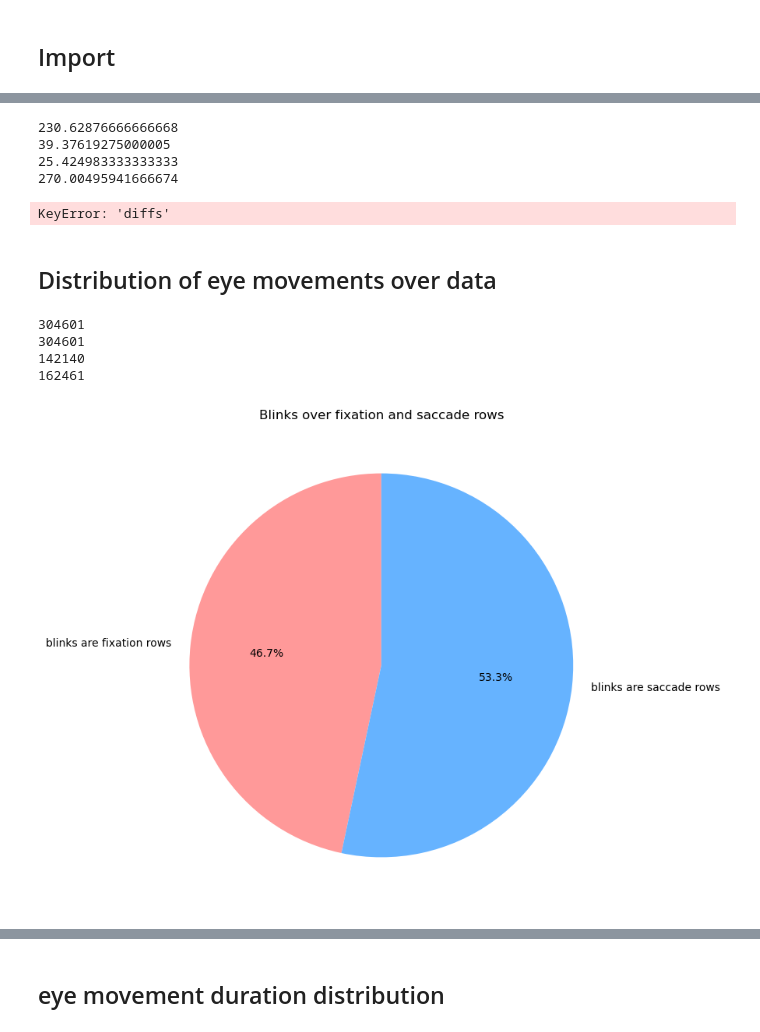
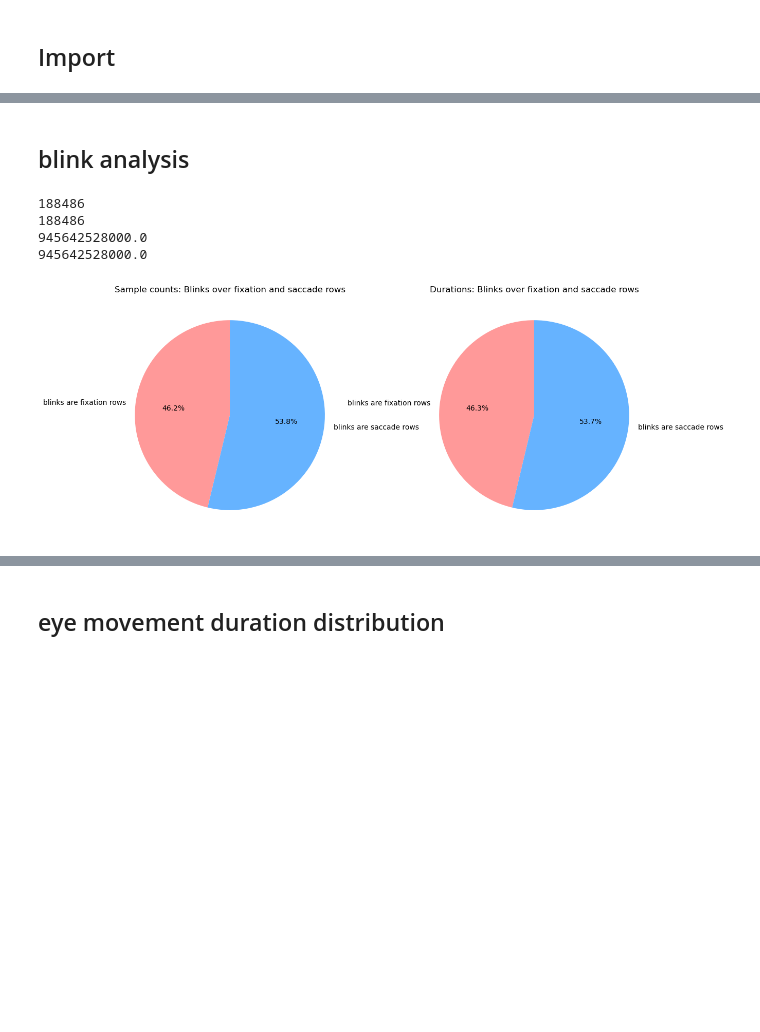
Before and after one commit to JasminLWalter/VR-EyeTracking-GraphTheory, a Jupyter notebook: Cyprus_project/FixationAnalysis.ipynb, the cells around one changed output, grey strips where cells are left out. Drawn from its saved outputs; the diff is of its cells as text; code cells hidden in the pictures; blank space fills up the shorter version.

Commit message:
upload fixation analysis before adapting script to new slicing list

```diff
--- a/Cyprus_project/FixationAnalysis.ipynb
+++ b/Cyprus_project/FixationAnalysis.ipynb
@@ -247,11 +449,6 @@ NameError: name 'sumFix' is not defined
 # %%
-print((sum(fixationDurations)/1000)/60)
-print((sum(saccadeDurations)/1000)/60)
-print((sum(blinkDurations)/1000)/60)
-print(((sum(saccadeDurations) + sum(fixationDurations))/1000)/60)
+# print((sum(fixationDurations)/1000)/60)
+# print((sum(saccadeDurations)/1000)/60)
+# print((sum(blinkDurations)/1000)/60)
+# print(((sum(saccadeDurations) + sum(fixationDurations))/1000)/60)
-# %% [output]
-230.62876666666668
-39.37619275000005
-25.424983333333333
-270.00495941666674
 # %%
@@ -259,48 +456,57 @@ gaze["diffs"] = gaze["timestamp [ns]"].diff()/1000000
 # %%
-print(np.nanmin(gaze["diffs"]))
-print(np.nanmax(gaze["diffs"]))
-print(np.nanmean(gaze["diffs"]))
+# print(np.nanmin(gaze["diffs"]))
+# print(np.nanmax(gaze["diffs"]))
+# print(np.nanmean(gaze["diffs"]))
-# %% [output]
-KeyError: 'diffs'
 # %% [markdown]
-## Distribution of eye movements over data
+## blink analysis
 # %%
-blink_sum = sum(count_blink_rows)
-blink_isFix_sum =  sum(count_blink_isFix)
-blink_notFix_sum =  sum(count_blink_notFix)
+blink_sum_allSamples = sum(count_blink_rows)
+blink_sum_isFix_samples =  sum(count_blink_isFix)
+blink_sum_notFix_samples =  sum(count_blink_notFix)
 
-print(blink_sum)
-print(blink_isFix_sum + blink_notFix_sum)
-print(blink_isFix_sum )
-print(blink_notFix_sum)
+blink_sum_allDurs = sum(durs_blink_rows)
+blink_sum_isFix_durs =  sum(durs_blink_isFix)
+blink_sum_notFix_durs =  sum(durs_blink_notFix)
+
+# optional sanity check
+print(blink_sum_allSamples)
+print(blink_sum_isFix_samples + blink_sum_notFix_samples)
+
+print(blink_sum_allDurs)
+print(blink_sum_isFix_durs + blink_sum_notFix_durs)
 # %% [output]
-304601
-304601
-142140
-162461
+188486
+188486
+945642528000.0
+945642528000.0
 # %%
-# Combine lengths into a list
-lengths = [blink_isFix_sum, blink_notFix_sum]
 
-# Define labels for the pie chart
+# Sums for the number of samples
+lengths = [blink_sum_isFix_samples, blink_sum_notFix_samples]
+# Sums for the durations
+durations = [blink_sum_isFix_durs, blink_sum_notFix_durs]
+
 labels = ['blinks are fixation rows', 'blinks are saccade rows']
 
-# Plot the pie chart
-plt.figure(figsize=(8, 8))
-plt.pie(lengths, labels=labels, autopct='%1.1f%%', startangle=90, colors=['#ff9999','#66b3ff'])
-plt.title('Blinks over fixation and saccade rows')
+plt.figure(figsize=(14, 6))
 
+# Pie chart for sample counts
+plt.subplot(1, 2, 1)
+plt.pie(lengths, labels=labels, autopct='%1.1f%%', startangle=90, colors=['#ff9999', '#66b3ff'])
+plt.title('Sample counts: Blinks over fixation and saccade rows')
 
-# Combine the save path and filename
+# Pie chart for durations
+plt.subplot(1, 2, 2)
+plt.pie(durations, labels=labels, autopct='%1.1f%%', startangle=90, colors=['#ff9999', '#66b3ff'])
+plt.title('Durations: Blinks over fixation and saccade rows')
+
+# Save figure
 full_save_path = os.path.join(savepath, 'pie_blinks.png')
-
-# Save the figure
 plt.savefig(full_save_path, dpi=300, bbox_inches='tight')
 
-
 plt.show()
 # %% [output]
-[figure, old version]
+[figure, new version]
 # %%
 # Calculate the lengths
 # gaze_sum = combined_gaze_data.sum()
```
Also changed, not shown: parts of 41 cells of this notebook.
